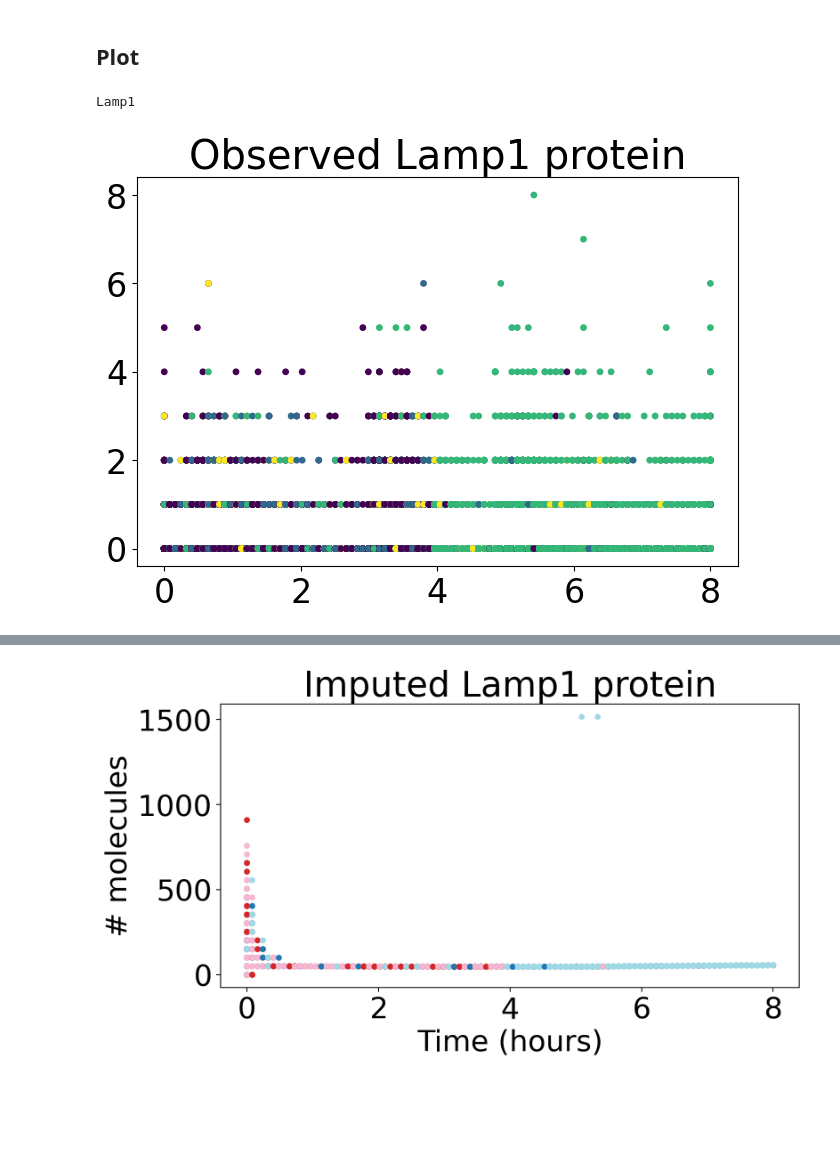
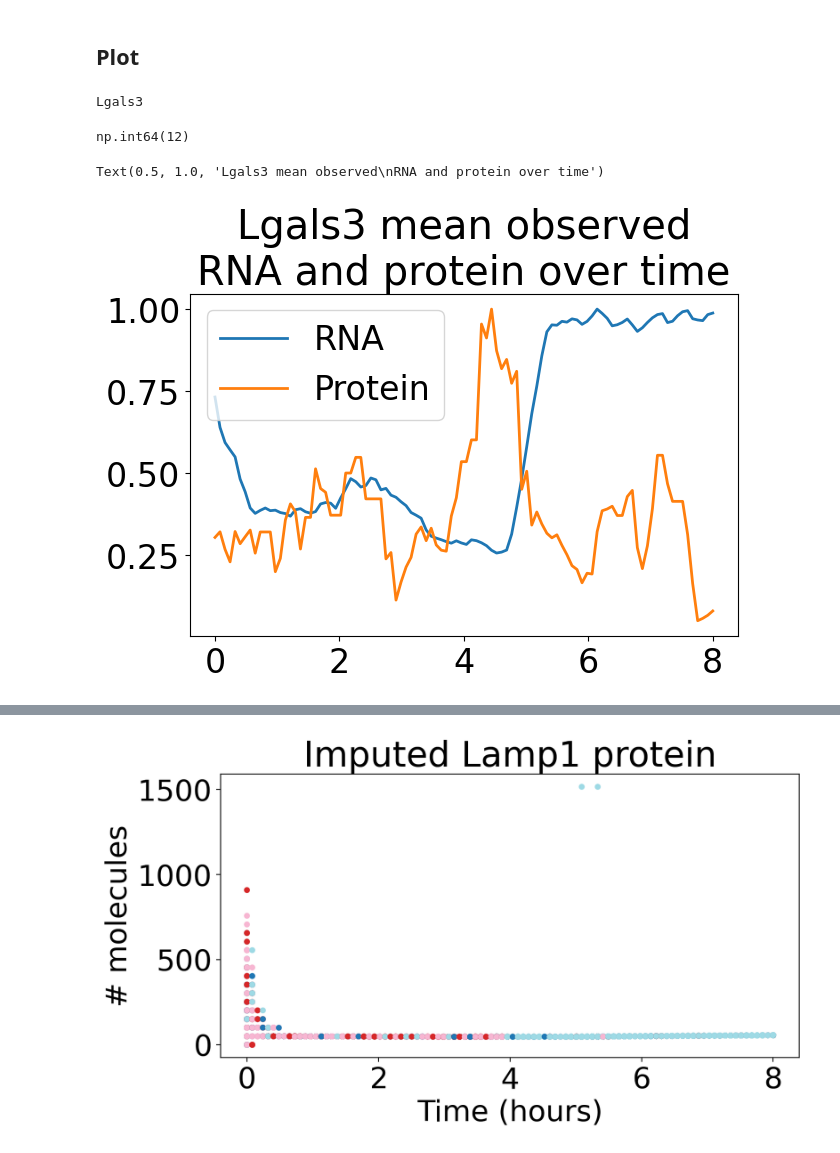
Before and after one commit to reliscu/chronocell_janssens_2025_preprint, a Jupyter notebook: 09_impute_protein_ideal.ipynb, the cells around one changed output, grey strips where cells are left out. Saved outputs shown, nothing was run; the diff lists cells and outputs as text; code cells hidden in the pictures; blank space fills up the shorter version.

```diff
--- a/09_impute_protein_ideal.ipynb
+++ b/09_impute_protein_ideal.ipynb
@@ -52,9 +49,0 @@ t = traj.t
-# %%
-# Y = traj.X
-Q = traj.Q[:, 0, :]
-# tau = traj.tau # State transition times (global)
-t = traj.t
-# theta = traj.theta
-topo = traj.topo
-# state_grid = np.searchsorted(tau, t, side="left") - 1
-# state_grid[0] = 0
@@ -216,9 +253,9 @@ expr_RNA_ordered = expr_RNA.loc[cell_index]
 ## Plot
 # %%
 # Gene to plot
-gene_idx = 4
+gene_idx = 5
 gene = deg_rate_df['Gene'].iloc[gene_idx]
 print(gene)
 prot = orig_corr.loc[orig_corr['Gene'].isin([gene]), 'Protein']
 # %% [output]
-Lamp1
+Lgals3
@@ -233,10 +262,4 @@ Lamp1
-# %%
-plt.scatter(
-    t_per_cell,
-    expr_ADT_ordered[prot],
-    c=pd.Categorical(sampleinfo["newClustersTmp"]).codes,
-    s=15
-)
-plt.title(f"Observed {gene} protein");
-# %% [output]
-[figure, removed]
+# %%
+gene_order_idx[gene_idx]
+# %% [output]
+np.int64(12)
@@ -242,0 +282,14 @@ plt.title(f"Observed {gene} protein");
+# %%
+mean_ADT = expr_ADT_ordered[prot].groupby(t_per_cell).mean()
+smoothed_ADT = mean_ADT.rolling(window=8, center=True, min_periods=1).mean()
+
+mean_RNA = expr_RNA_ordered[gene].groupby(t_per_cell).mean()
+smoothed_RNA = mean_RNA.rolling(window=8, center=True, min_periods=1).mean()
+
+plt.plot(t, smoothed_RNA.values/max(smoothed_RNA.values), linewidth=2, label="RNA")
+plt.plot(t, smoothed_ADT.values/max(smoothed_ADT.values), linewidth=2, label="Protein")
+plt.legend()
+plt.title(f"{gene} mean observed\nRNA and protein over time")
+# %% [output]
+Text(0.5, 1.0, 'Lgals3 mean observed\nRNA and protein over time')
+[figure, added]
```
Also changed, not shown: parts of 24 cells of this notebook, 2 other files.
